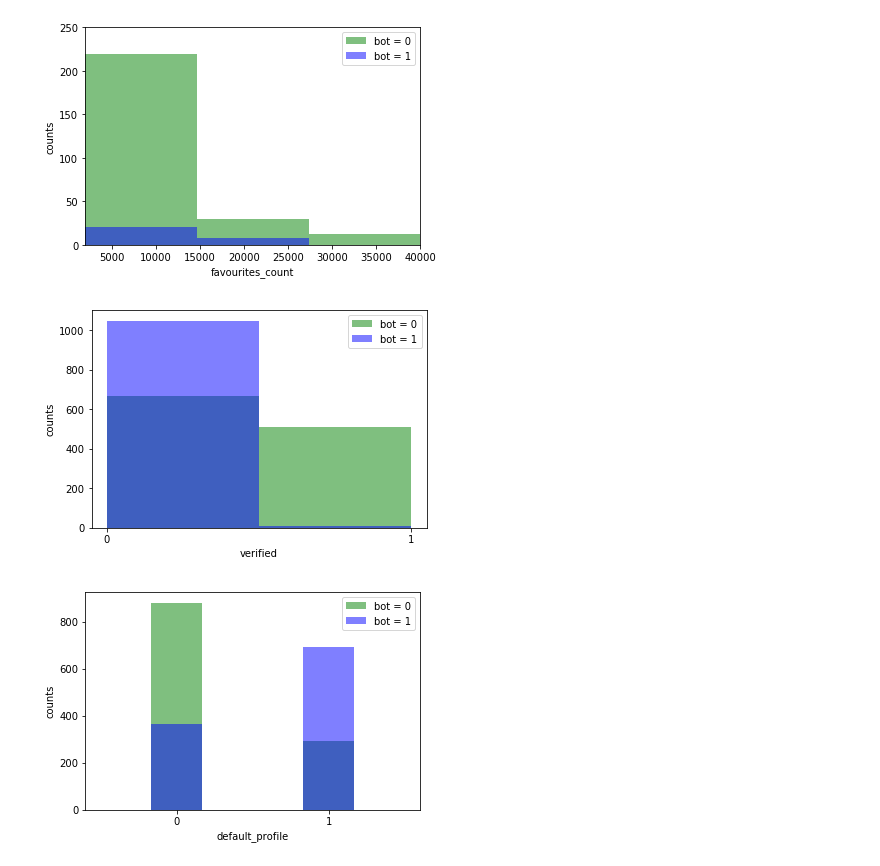
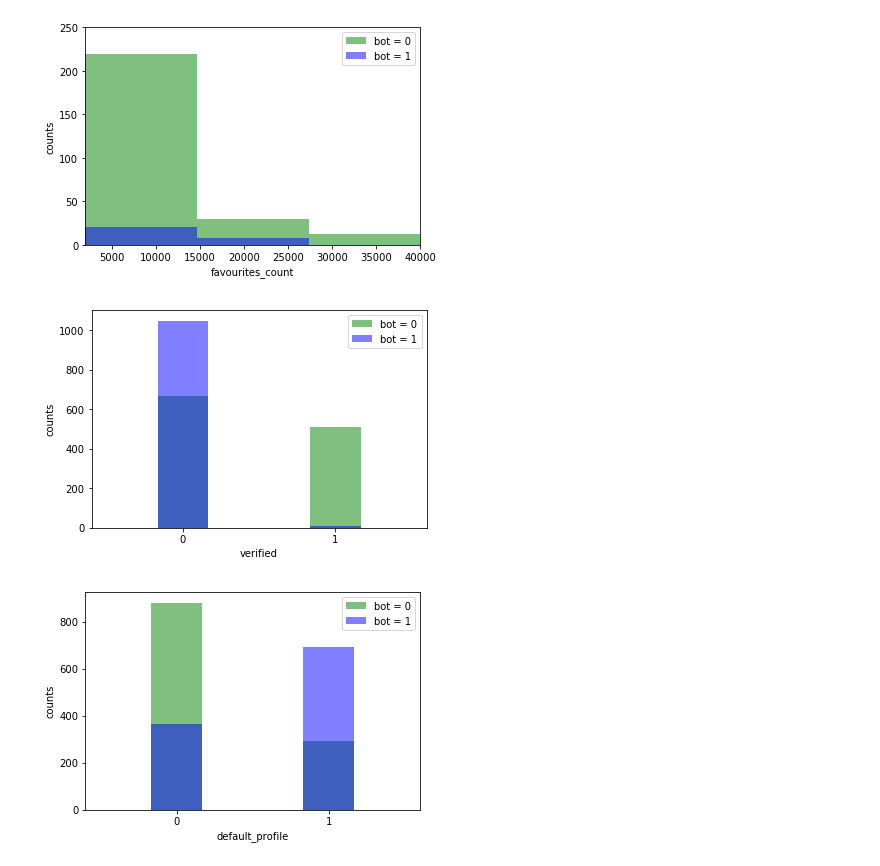
Before and after one commit to qiweizhou94/ML_TwitterProject, a Jupyter notebook: Project1-2-4.9.2017.ipynb, the cells around one changed output. Drawn from its saved outputs; the diff is of its cells as text; code cells hidden in the pictures.

```diff
--- a/Project1-2-4.9.2017.ipynb
+++ b/Project1-2-4.9.2017.ipynb
@@ -323,21 +323,20 @@ plt.show()
 # %%
 #verified or not
 x = nonbots_data['verified']*1
 y = bots_data['verified']*1
-#x_axis = [1,2]
-#LABELS = [0,1]
-bins = np.linspace(0,1,3)
+bins = np.linspace(-0.5,1.5,7)
 plt.hist(x, bins,alpha=0.5,color = 'g',label='bot = 0')
 plt.hist(y, bins,alpha=0.5,color ='b',label='bot = 1')
 plt.ylabel('counts')
 plt.xlabel('verified')
 plt.xticks([0,1])
 plt.axis(align = "center", width = 0.25)
 #plt.axis([0,2,0,1200])
+plt.xticks([0,1])
 plt.legend(loc='upper right')
 plt.show()
 # %% [output]
-[figure, old version]
+[figure, new version]
 # %%
 #verified or not
 x = nonbots_data['default_profile']*1
```
Also changed, not shown: parts of 36 cells of this notebook, 2 other files.
